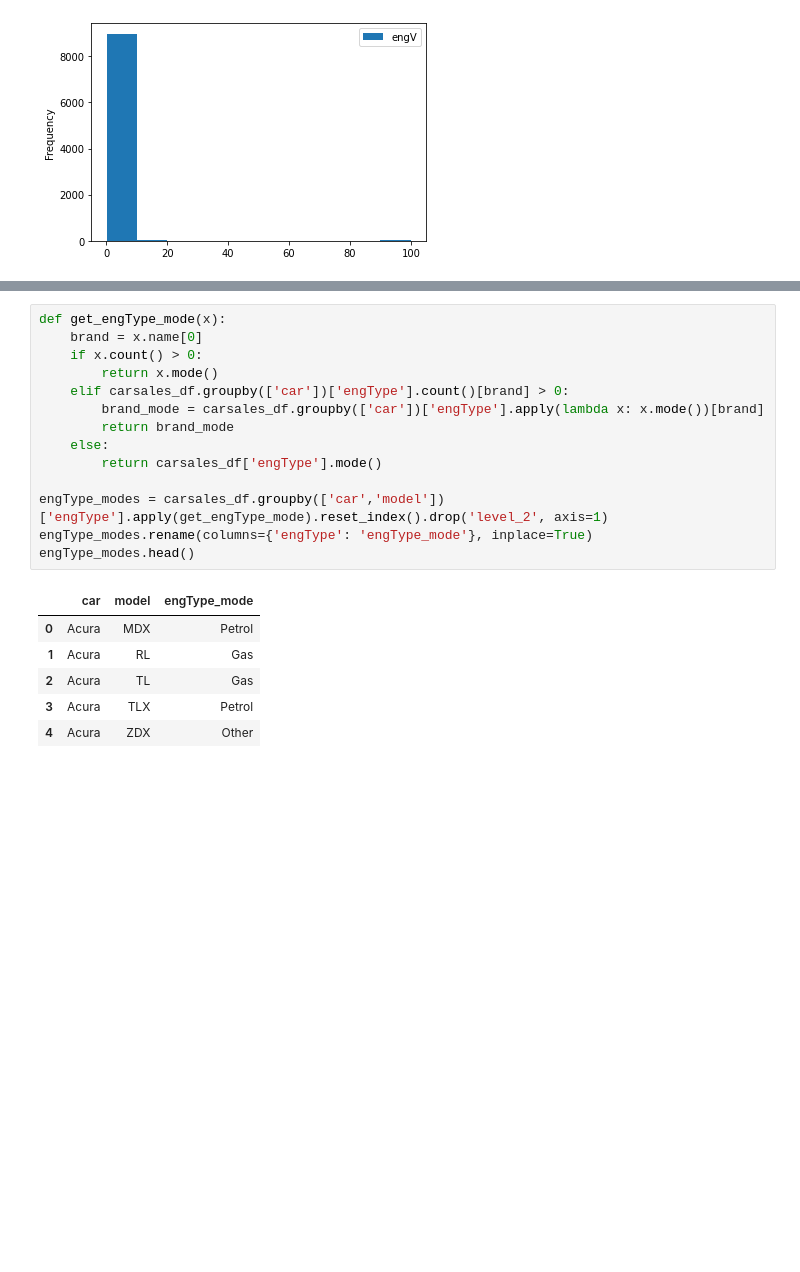
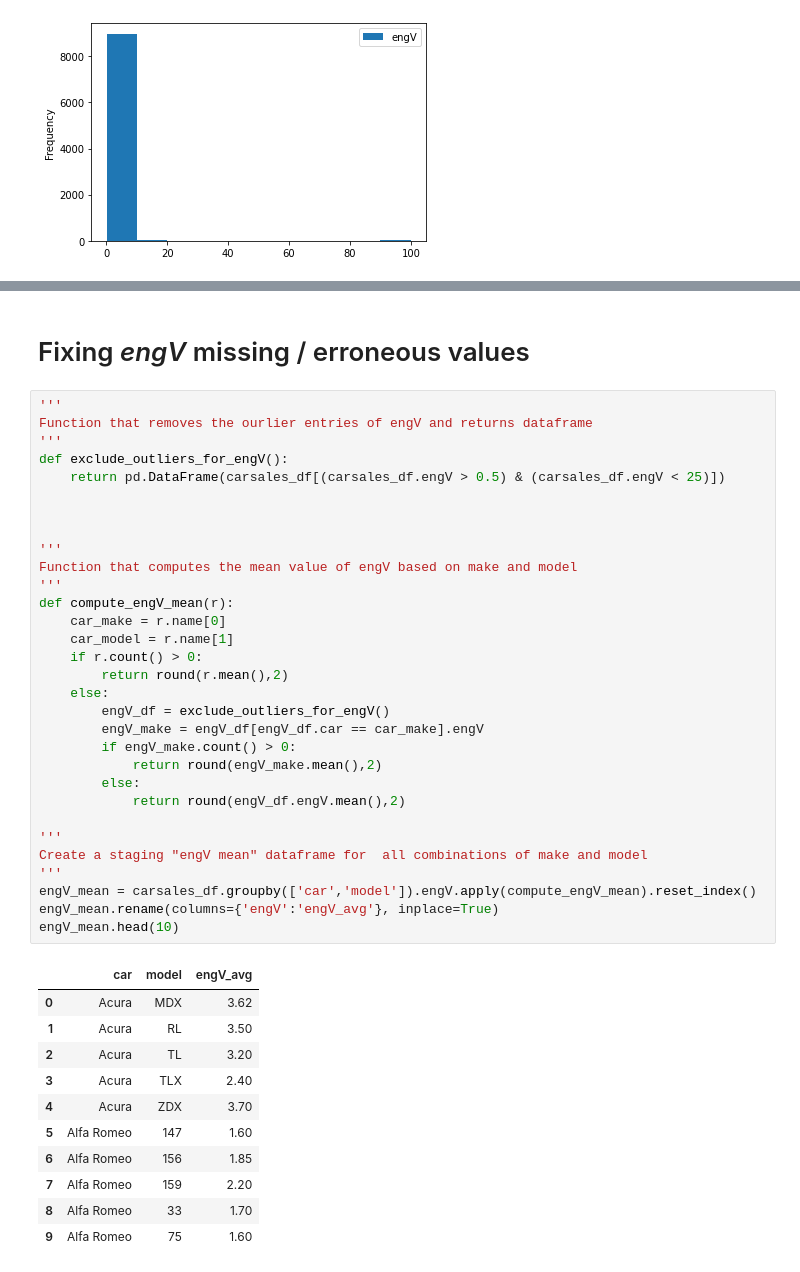
Before and after one commit to yoganandaraol/EDA_CarSales, a Jupyter notebook: EDA_CarSales_Project.ipynb, the cells around one changed output, grey strips where cells are left out. Drawn from its saved outputs; the diff is of its cells as text; blank space fills up the shorter version.

```diff
--- a/EDA_CarSales_Project.ipynb
+++ b/EDA_CarSales_Project.ipynb
@@ -529,21 +91,45 @@ memory usage: 1.1+ MB
-# %%
-def get_engType_mode(x):
-    brand = x.name[0]
-    if x.count() > 0:
-        return x.mode()
-    elif carsales_df.groupby(['car'])['engType'].count()[brand] > 0:
-        brand_mode = carsales_df.groupby(['car'])['engType'].apply(lambda x: x.mode())[brand]
-        return brand_mode
-    else:
-        return carsales_df['engType'].mode()
-
-engType_modes = carsales_df.groupby(['car','model'])['engType'].apply(get_engType_mode).reset_index().drop('level_2', axis=1)
-engType_modes.rename(columns={'engType': 'engType_mode'}, inplace=True)
-engType_modes.head()
-# %% [output]
-|  | car | model | engType_mode |
-| 0 | Acura | MDX | Petrol |
-| 1 | Acura | RL | Gas |
-| 2 | Acura | TL | Gas |
-| 3 | Acura | TLX | Petrol |
-| 4 | Acura | ZDX | Other |
+# %% [markdown]
+# Fixing *engV* missing / erroneous values
+# %%
+'''
+Function that removes the ourlier entries of engV and returns dataframe
+'''
+def exclude_outliers_for_engV():
+    return pd.DataFrame(carsales_df[(carsales_df.engV > 0.5) & (carsales_df.engV < 25)])
+
+
+
+'''
+Function that computes the mean value of engV based on make and model
+'''
+def compute_engV_mean(r):
+    car_make = r.name[0]
+    car_model = r.name[1]
+    if r.count() > 0:
+        return round(r.mean(),2)
+    else:
+        engV_df = exclude_outliers_for_engV()
+        engV_make = engV_df[engV_df.car == car_make].engV
+        if engV_make.count() > 0:
+            return round(engV_make.mean(),2)
+        else:
+            return round(engV_df.engV.mean(),2)
+
+'''
+Create a staging "engV mean" dataframe for  all combinations of make and model
+'''
+engV_mean = carsales_df.groupby(['car','model']).engV.apply(compute_engV_mean).reset_index()
+engV_mean.rename(columns={'engV':'engV_avg'}, inplace=True)
+engV_mean.head(10)
+# %% [output]
+|  | car | model | engV_avg |
+| 0 | Acura | MDX | 3.62 |
+| 1 | Acura | RL | 3.50 |
+| 2 | Acura | TL | 3.20 |
+| 3 | Acura | TLX | 2.40 |
+| 4 | Acura | ZDX | 3.70 |
+| 5 | Alfa Romeo | 147 | 1.60 |
+| 6 | Alfa Romeo | 156 | 1.85 |
+| 7 | Alfa Romeo | 159 | 2.20 |
+| 8 | Alfa Romeo | 33 | 1.70 |
+| 9 | Alfa Romeo | 75 | 1.60 |
```
Also changed, not shown: parts of 56 cells of this notebook.
